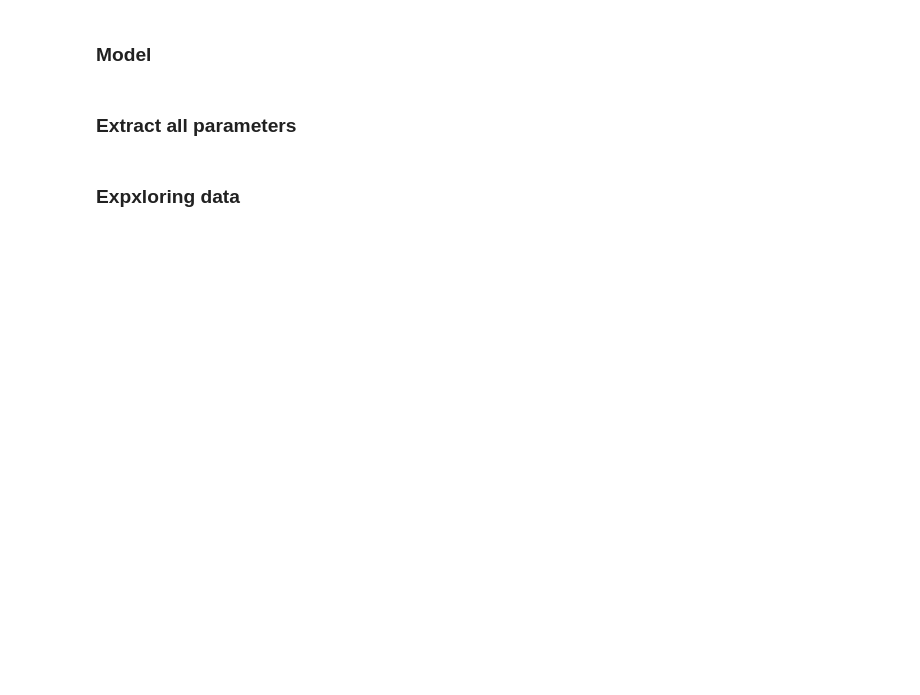
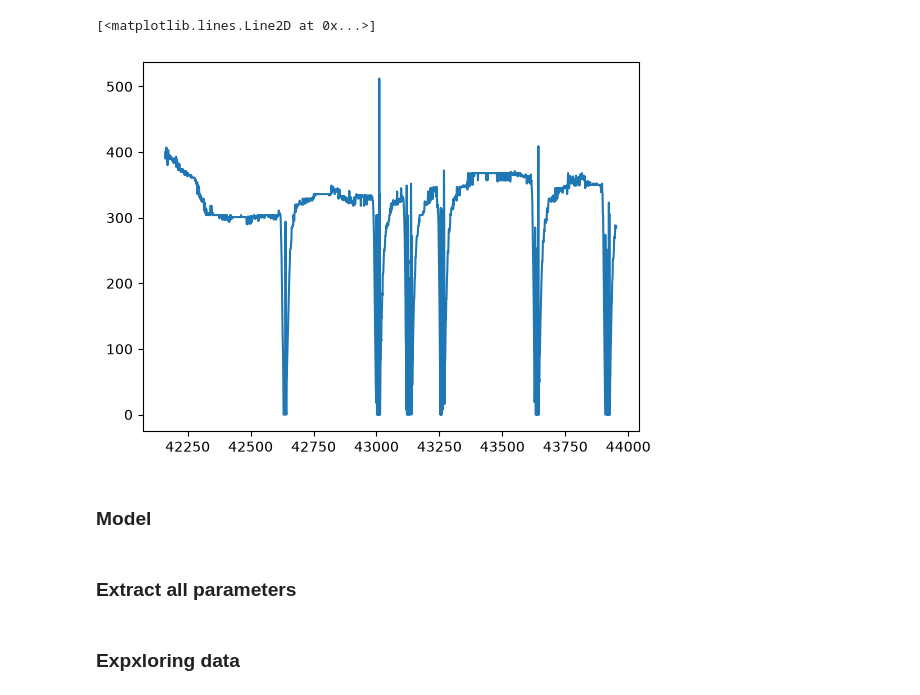
Before and after one commit to arthbreaker/2026_M1_internship, a Jupyter notebook: pipeline.ipynb, the cells around one changed output. Saved outputs shown, nothing was run; the diff lists cells and outputs as text; code cells hidden in the pictures; blank space fills up the shorter version.

```diff
--- a/pipeline.ipynb
+++ b/pipeline.ipynb
@@ -34,0 +50,5 @@ df.head()
+# %%
+plt.plot(df[df.trial==5]['RDY (pix)'])
+# %% [output]
+[<matplotlib.lines.Line2D at 0x...>]
+[figure, added]
```
Also changed, not shown: parts of 26 cells of this notebook, 11 other files.
